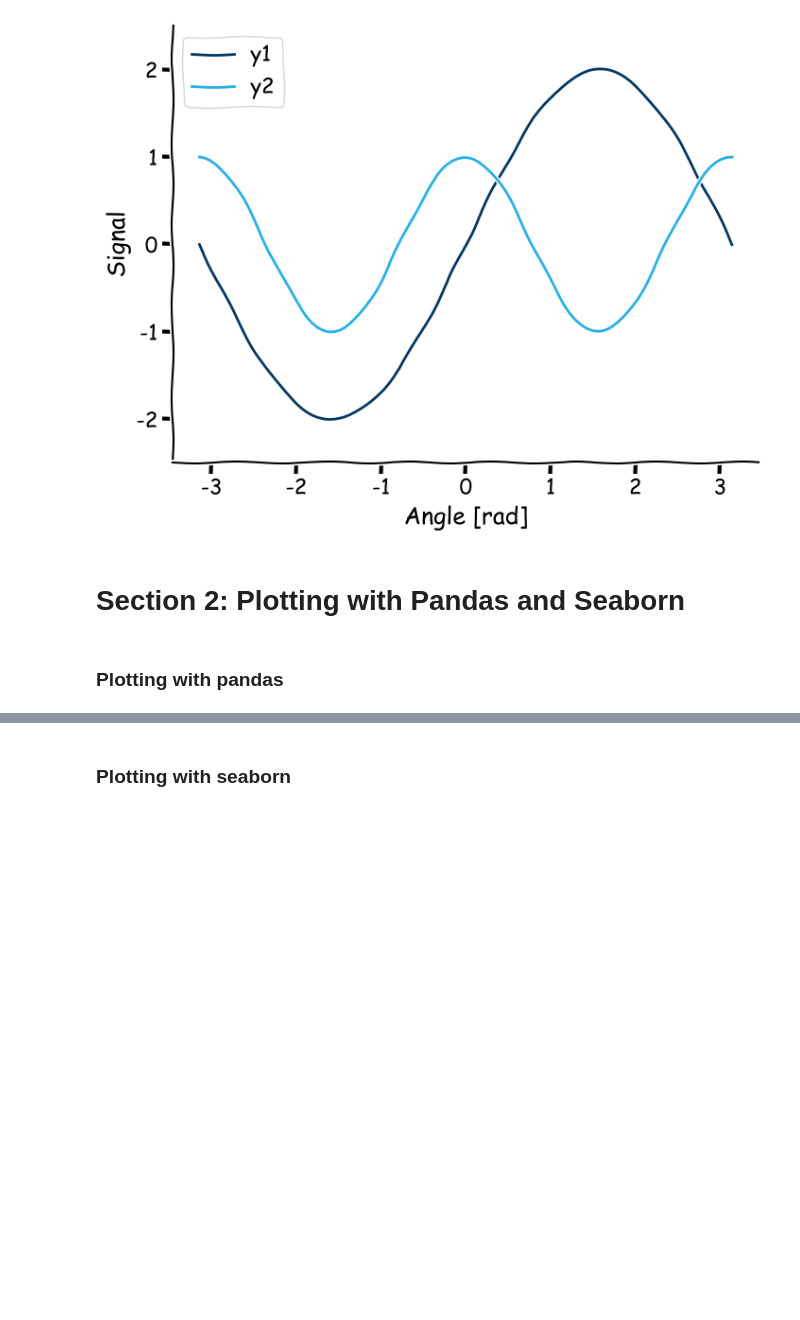
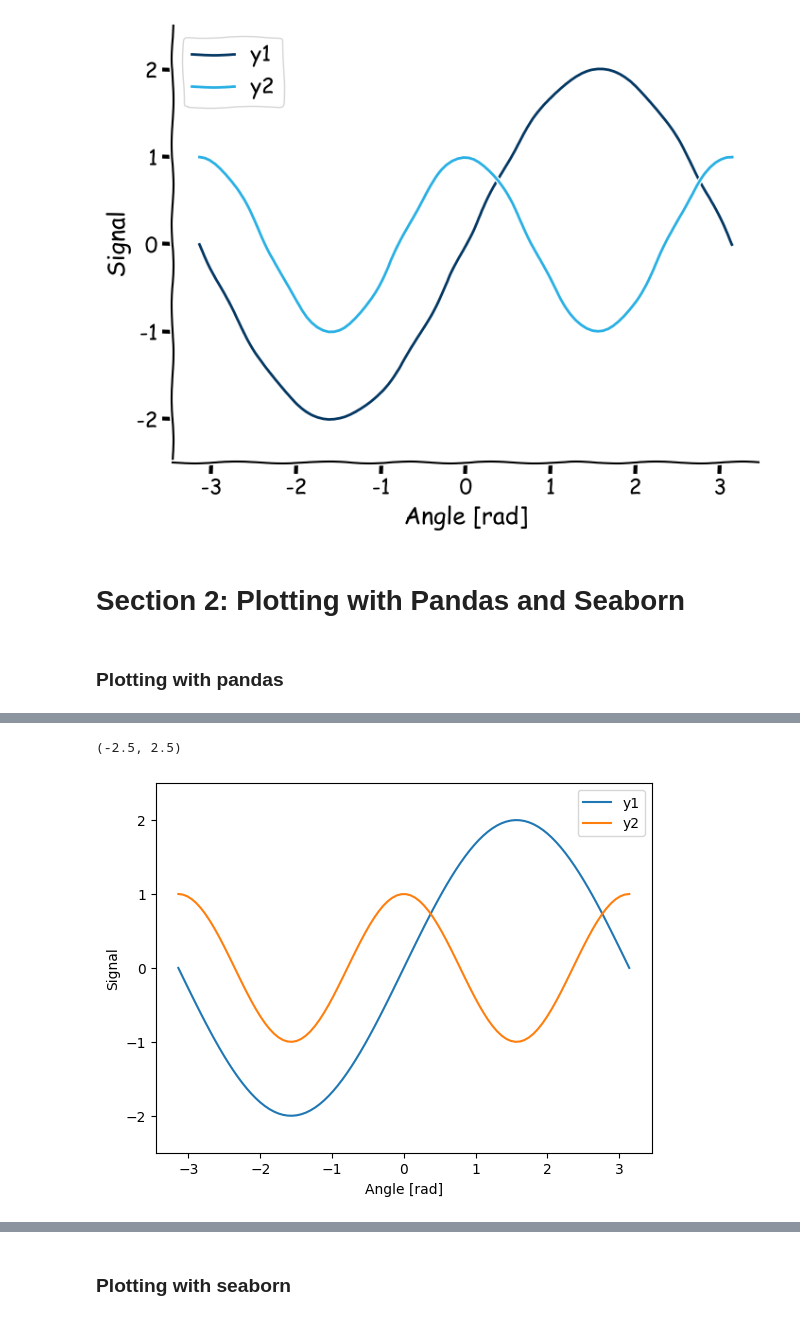
Before and after one commit to GuckLab/SciViz, a Jupyter notebook: workshops/WS3_styles_and_pd-sns.ipynb, the cells around one changed output, grey strips where cells are left out. Saved outputs shown, nothing was run; the diff lists cells and outputs as text; code cells hidden in the pictures; blank space fills up the shorter version.

```diff
--- a/workshops/WS3_styles_and_pd-sns.ipynb
+++ b/workshops/WS3_styles_and_pd-sns.ipynb
@@ -217,2 +222,19 @@ with plt.xkcd():
 # %% [markdown]
 ### Plotting with pandas
+# %%
+# lets use the same data as above for a comparison!
+plt.style.use('default')
+# creating some dummy data again
+x = np.linspace(-np.pi, np.pi, 100)
+y1 = 2 * np.sin(x)
+y2 = np.cos(2 * x)
+
+data_dict = {'x': x,
+             'y1': y1,
+             'y2': y2}
+
+# and create a pandas dataframe from it
+df = pd.DataFrame(data=data_dict)
+df.set_index('x', inplace=True)
+
+df.head()
@@ -218,0 +249,9 @@ with plt.xkcd():
+# %%
+axs = df.plot()
+axs.legend()
+axs.set_xlabel('Angle [rad]')
+axs.set_ylabel('Signal')
+axs.set_ylim(-2.5, 2.5)
+# %% [output]
+(-2.5, 2.5)
+[figure, added]
```
Also changed, not shown: parts of 18 cells of this notebook.
